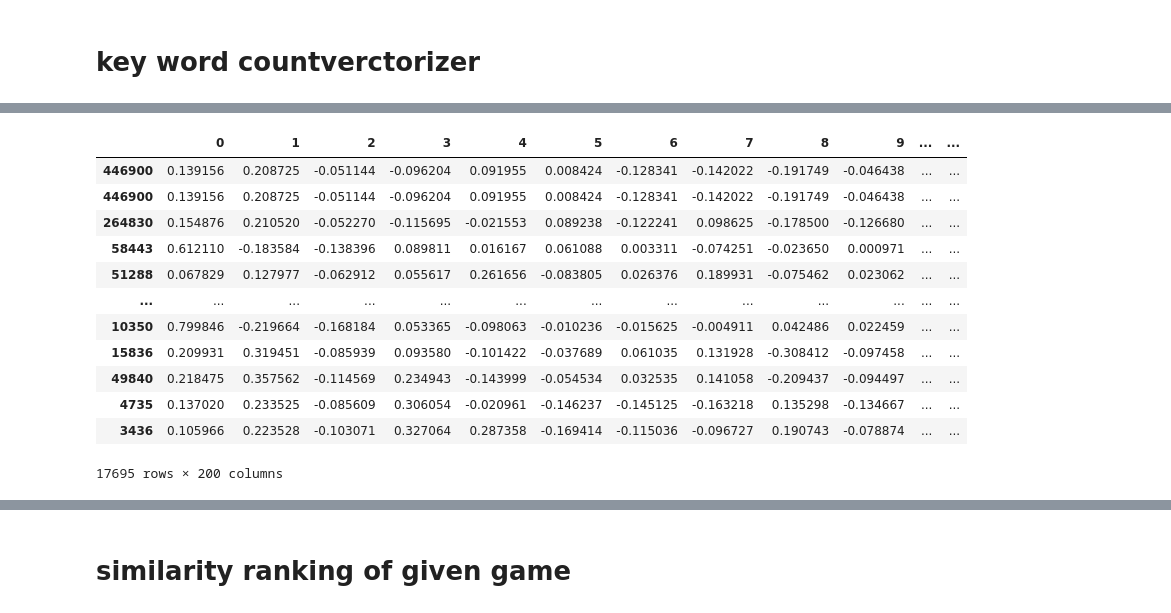
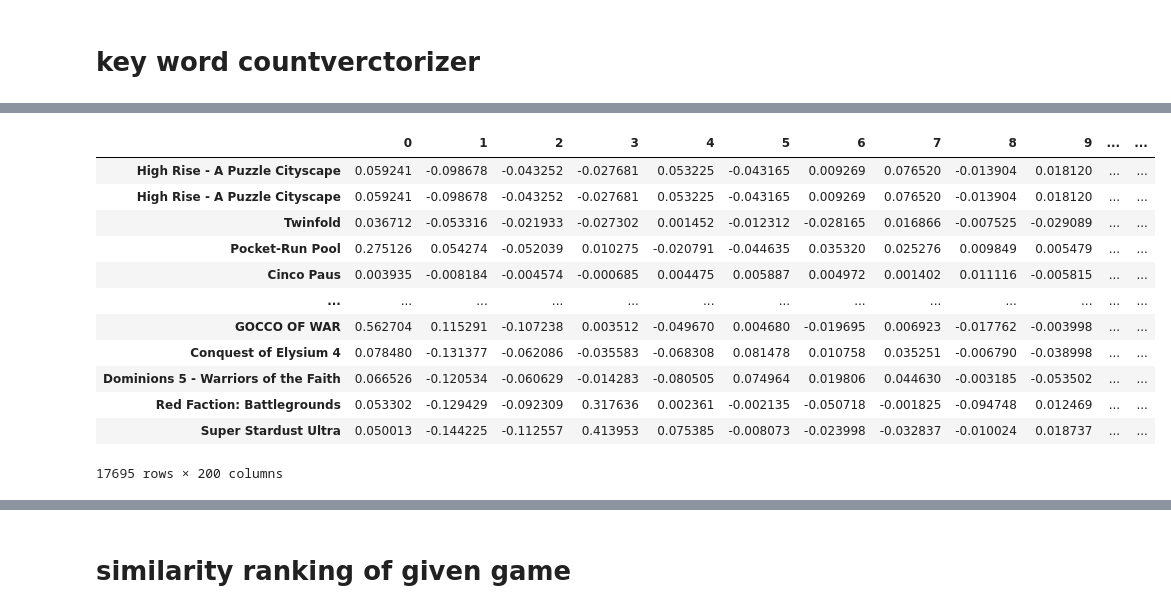
Before and after one commit to Agnes-Lain/game_one, a Jupyter notebook: notebooks/zuzu_nlp_content_based.ipynb, the cells around one changed output, grey strips where cells are left out. Cells and saved outputs as stored; diff of their text form; code cells hidden in the pictures.

```diff
--- a/notebooks/zuzu_nlp_content_based.ipynb
+++ b/notebooks/zuzu_nlp_content_based.ipynb
@@ -130,11 +131,11 @@ df['metadata'][0]
 # %%
 from sklearn.feature_extraction.text import TfidfVectorizer
 
-tf_idf_vectorizer = TfidfVectorizer(stop_words='english', min_df=0.05)
+tf_idf_vectorizer = TfidfVectorizer(stop_words='english')
 
 meta_tf = tf_idf_vectorizer.fit_transform(df['metadata'])
 # %%
-meta_df=pd.DataFrame(meta_tf.toarray(), index=df.game_id.tolist())
+meta_df=pd.DataFrame(meta_tf.toarray(), index=df.name.tolist())
 # %%
 dict_word = tf_idf_vectorizer.vocabulary_
 # %%
@@ -221,21 +220,21 @@ plt.show()
 # plt.show()
 # %%
 n = 200
-latent_df_t = pd.DataFrame(latent_df[:,0:n], index=df.game_id.tolist())
+latent_df_t = pd.DataFrame(latent_df[:,0:n], index=df.name.tolist())
 latent_df_t
 # %% [output]
 |  | 0 | 1 | 2 | 3 | 4 | 5 | 6 | 7 | 8 | 9 | ... | ... |
-| 446900 | 0.139156 | 0.208725 | -0.051144 | -0.096204 | 0.091955 | 0.008424 | -0.128341 | -0.142022 | -0.191749 | -0.046438 | ... | ... |
-| 446900 | 0.139156 | 0.208725 | -0.051144 | -0.096204 | 0.091955 | 0.008424 | -0.128341 | -0.142022 | -0.191749 | -0.046438 | ... | ... |
-| 264830 | 0.154876 | 0.210520 | -0.052270 | -0.115695 | -0.021553 | 0.089238 | -0.122241 | 0.098625 | -0.178500 | -0.126680 | ... | ... |
-| 58443 | 0.612110 | -0.183584 | -0.138396 | 0.089811 | 0.016167 | 0.061088 | 0.003311 | -0.074251 | -0.023650 | 0.000971 | ... | ... |
-| 51288 | 0.067829 | 0.127977 | -0.062912 | 0.055617 | 0.261656 | -0.083805 | 0.026376 | 0.189931 | -0.075462 | 0.023062 | ... | ... |
+| High Rise - A Puzzle Cityscape | 0.059241 | -0.098678 | -0.043252 | -0.027681 | 0.053225 | -0.043165 | 0.009269 | 0.076520 | -0.013904 | 0.018120 | ... | ... |
+| High Rise - A Puzzle Cityscape | 0.059241 | -0.098678 | -0.043252 | -0.027681 | 0.053225 | -0.043165 | 0.009269 | 0.076520 | -0.013904 | 0.018120 | ... | ... |
+| Twinfold | 0.036712 | -0.053316 | -0.021933 | -0.027302 | 0.001452 | -0.012312 | -0.028165 | 0.016866 | -0.007525 | -0.029089 | ... | ... |
+| Pocket-Run Pool | 0.275126 | 0.054274 | -0.052039 | 0.010275 | -0.020791 | -0.044635 | 0.035320 | 0.025276 | 0.009849 | 0.005479 | ... | ... |
+| Cinco Paus | 0.003935 | -0.008184 | -0.004574 | -0.000685 | 0.004475 | 0.005887 | 0.004972 | 0.001402 | 0.011116 | -0.005815 | ... | ... |
 | ... | ... | ... | ... | ... | ... | ... | ... | ... | ... | ... | ... | ... |
-| 10350 | 0.799846 | -0.219664 | -0.168184 | 0.053365 | -0.098063 | -0.010236 | -0.015625 | -0.004911 | 0.042486 | 0.022459 | ... | ... |
-| 15836 | 0.209931 | 0.319451 | -0.085939 | 0.093580 | -0.101422 | -0.037689 | 0.061035 | 0.131928 | -0.308412 | -0.097458 | ... | ... |
-| 49840 | 0.218475 | 0.357562 | -0.114569 | 0.234943 | -0.143999 | -0.054534 | 0.032535 | 0.141058 | -0.209437 | -0.094497 | ... | ... |
-| 4735 | 0.137020 | 0.233525 | -0.085609 | 0.306054 | -0.020961 | -0.146237 | -0.145125 | -0.163218 | 0.135298 | -0.134667 | ... | ... |
-| 3436 | 0.105966 | 0.223528 | -0.103071 | 0.327064 | 0.287358 | -0.169414 | -0.115036 | -0.096727 | 0.190743 | -0.078874 | ... | ... |
+| GOCCO OF WAR | 0.562704 | 0.115291 | -0.107238 | 0.003512 | -0.049670 | 0.004680 | -0.019695 | 0.006923 | -0.017762 | -0.003998 | ... | ... |
+| Conquest of Elysium 4 | 0.078480 | -0.131377 | -0.062086 | -0.035583 | -0.068308 | 0.081478 | 0.010758 | 0.035251 | -0.006790 | -0.038998 | ... | ... |
+| Dominions 5 - Warriors of the Faith | 0.066526 | -0.120534 | -0.060629 | -0.014283 | -0.080505 | 0.074964 | 0.019806 | 0.044630 | -0.003185 | -0.053502 | ... | ... |
+| Red Faction: Battlegrounds | 0.053302 | -0.129429 | -0.092309 | 0.317636 | 0.002361 | -0.002135 | -0.050718 | -0.001825 | -0.094748 | 0.012469 | ... | ... |
+| Super Stardust Ultra | 0.050013 | -0.144225 | -0.112557 | 0.413953 | 0.075385 | -0.008073 | -0.023998 | -0.032837 | -0.010024 | 0.018737 | ... | ... |
 17695 rows × 200 columns
 # %%
 # n = 200
```
Also changed, not shown: parts of 23 cells of this notebook, 5 other files.
